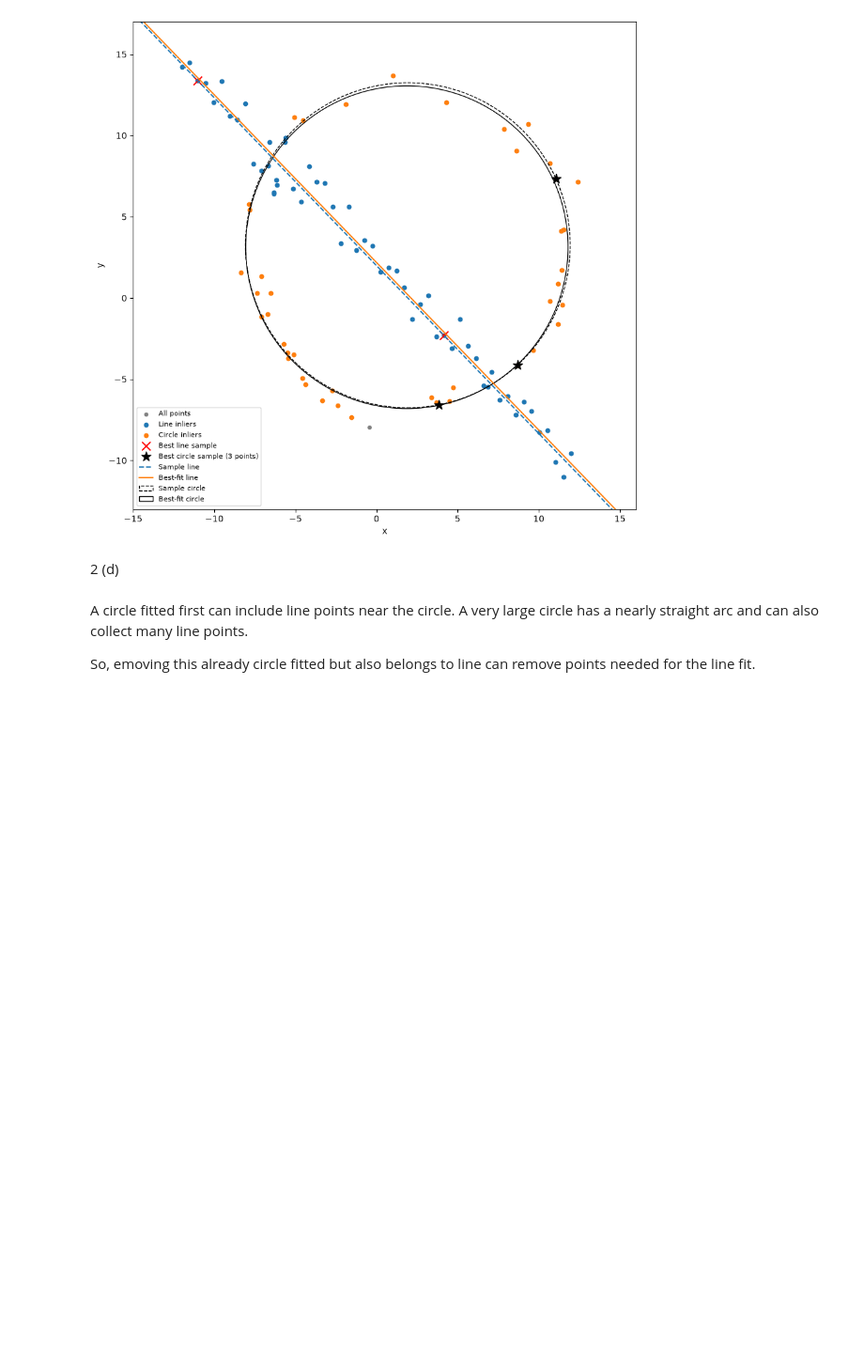
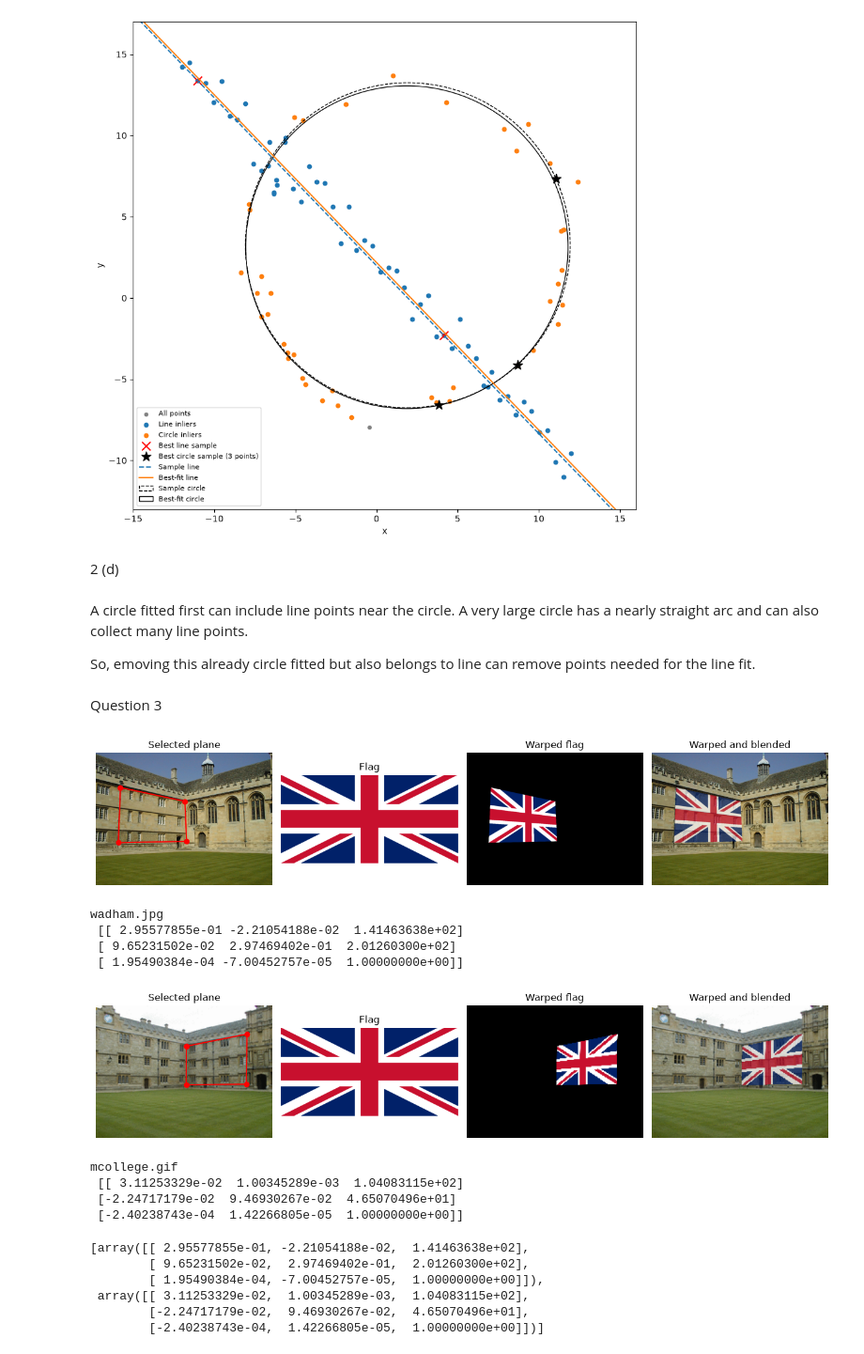
Before and after one commit to Upani-Gunathunga/EN3160-A2-Fitting-and-Alignment, a Jupyter notebook: EN3160 A2 Fitting and Alignment.ipynb, the cells around one changed output. Shown at 94% size. Saved outputs shown, nothing was run; the diff lists cells and outputs as text; code cells hidden in the pictures; blank space fills up the shorter version.

Commit message:
q3 getting homography output matrix and displaying warped flag blended on building

```diff
--- a/EN3160 A2 Fitting and Alignment.ipynb
+++ b/EN3160 A2 Fitting and Alignment.ipynb
@@ -416,3 +416,5 @@ A circle fitted first can include line points near the circle.
 A very large circle has a nearly straight arc and can also collect many line points.
 
 So, emoving this already circle fitted but also belongs to line  can remove points needed for the line fit.
+# %% [markdown]
+Question 3
@@ -418,0 +433,20 @@ So, emoving this already circle fitted but also belongs to line  can remove poin
+# %%
+
+# select top-left, top-right, bottom-right, bottom-left when clicking
+select_points = not points_path.exists()
+if select_points:
+    get_ipython().run_line_magic('matplotlib', 'qt')
+    points = []
+    for i in range(2):
+        fig, ax = plt.subplots(figsize=(10, 7))
+        ax.imshow(backgrounds[i])
+        ax.set_title(background_names[i] + ': click TL, TR, BR, BL')
+        selected = plt.ginput(4, timeout=0)
+        plt.close(fig)
+        assert len(selected) == 4, 'Select four points.'
+        points.append(np.float32(selected))
+    np.savez(points_path, points1=points[0], points2=points[1])
+    get_ipython().run_line_magic('matplotlib', 'inline')
+else:
+    saved = np.load(points_path)
+    points = [saved['points1'], saved['points2']]
@@ -418,0 +489,40 @@ So, emoving this already circle fitted but also belongs to line  can remove poin
+# %%
+for i in range(2):
+    fig, ax = plt.subplots(1, 4, figsize=(13, 5))
+    ax[0].imshow(backgrounds[i])
+    closed = np.vstack((points[i], points[i][0]))
+    ax[0].plot(closed[:, 0], closed[:, 1], 'r-o')
+    ax[0].set_title('Selected plane')
+    ax[1].imshow(overlays[i])
+    ax[1].set_title('Flag')
+    ax[2].imshow(warped_images[i])
+    ax[2].set_title('Warped flag')
+    ax[3].imshow(blended_images[i])
+    ax[3].set_title('Warped and blended')
+
+    for a in ax:
+        a.axis('off')
+    plt.tight_layout()
+    plt.savefig(output_path / ('q3_pair_' + str(i + 1) + '.png'), dpi=160)
+    plt.show()
+    print(background_names[i], '\n', homographies[i])
+# %% [output]
+[figure, added]
+wadham.jpg
+ [[ 2.95577855e-01 -2.21054188e-02  1.41463638e+02]
+ [ 9.65231502e-02  2.97469402e-01  2.01260300e+02]
+ [ 1.95490384e-04 -7.00452757e-05  1.00000000e+00]]
+[figure, added]
+mcollege.gif
+ [[ 3.11253329e-02  1.00345289e-03  1.04083115e+02]
+ [-2.24717179e-02  9.46930267e-02  4.65070496e+01]
+ [-2.40238743e-04  1.42266805e-05  1.00000000e+00]]
+# %%
+homographies
+# %% [output]
+[array([[ 2.95577855e-01, -2.21054188e-02,  1.41463638e+02],
+        [ 9.65231502e-02,  2.97469402e-01,  2.01260300e+02],
+        [ 1.95490384e-04, -7.00452757e-05,  1.00000000e+00]]),
+ array([[ 3.11253329e-02,  1.00345289e-03,  1.04083115e+02],
+        [-2.24717179e-02,  9.46930267e-02,  4.65070496e+01],
+        [-2.40238743e-04,  1.42266805e-05,  1.00000000e+00]])]
```
Also changed, not shown: parts of 2 cells of this notebook.
